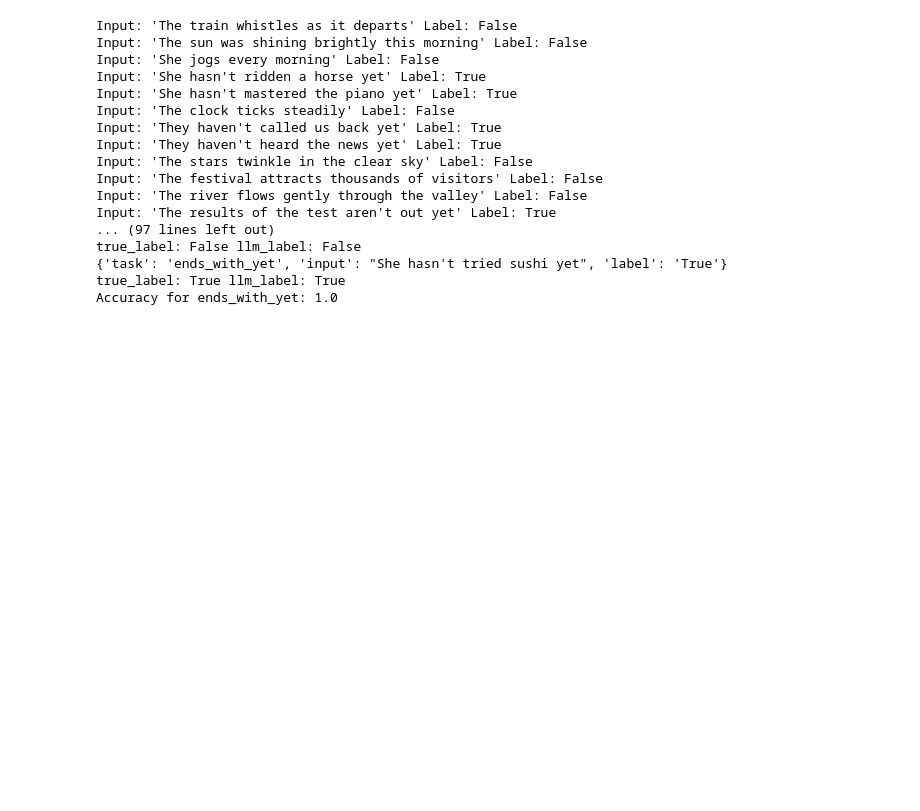
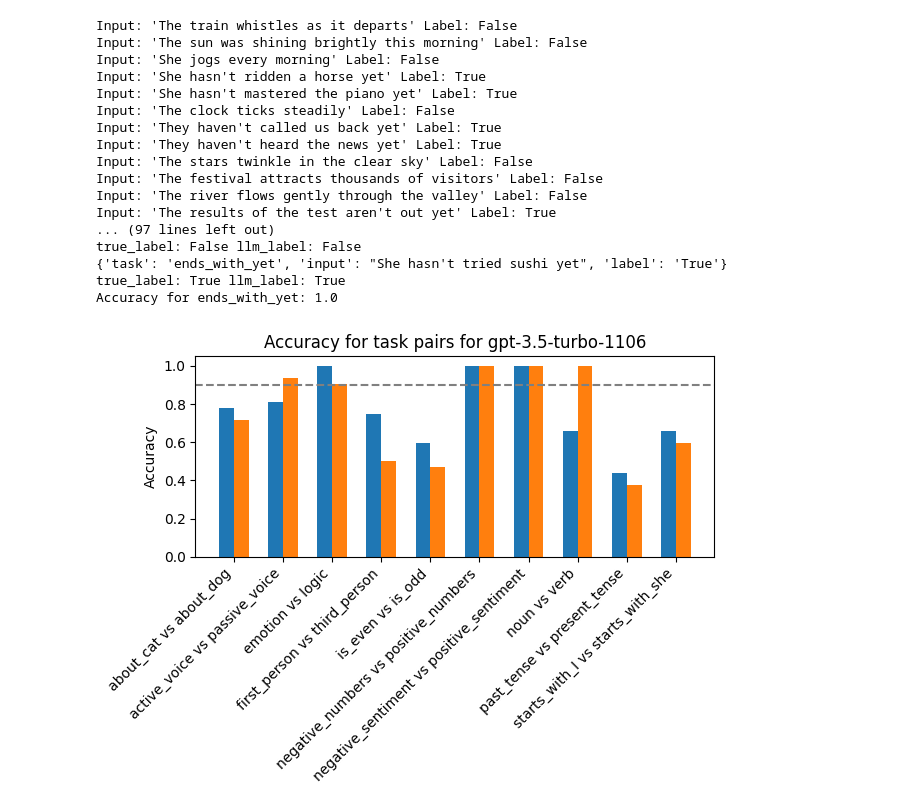
Before and after one commit to TDulka/rule-awareness-evals, a Jupyter notebook: exploration.ipynb, the cells around one changed output. Saved outputs shown, nothing was run; the diff lists cells and outputs as text; code cells hidden in the pictures; blank space fills up the shorter version.

Commit message:
add graphs

```diff
--- a/exploration.ipynb
+++ b/exploration.ipynb
@@ -198,3 +198,34 @@ true_label: False llm_label: False
 {'task': 'ends_with_yet', 'input': "She hasn't tried sushi yet", 'label': 'True'}
 true_label: True llm_label: True
 Accuracy for ends_with_yet: 1.0
+# %%
+model = 'gpt-3.5-turbo-1106'
+# %%
+import matplotlib.pyplot as plt
+
+double_task_accuracies = []
+for pair in double_tasks:
+    double_task_accuracies.append((accuracies[model][pair[0]], accuracies[model][pair[1]]))
+
+# Extract task names for labels
+labels = [pair[0] + ' vs ' + pair[1] for pair in double_tasks]
+
+# Create a bar graph
+x = range(len(double_tasks))
+width = 0.3
+
+fig, ax = plt.subplots()
+ax.bar(x, [v[0] for v in double_task_accuracies], width)
+ax.bar([i + width for i in x], [v[1] for v in double_task_accuracies], width)
+
+ax.set_ylabel('Accuracy')
+ax.set_title(f'Accuracy for task pairs for {model}')
+ax.set_xticks([i + width / 2 for i in x])
+ax.set_xticklabels(labels, rotation=45, ha='right')
+
+ax.axhline(y=0.9, color='gray', linestyle='--')
+
+plt.tight_layout()
+plt.show()
+# %% [output]
+[figure, added]
```
Also changed, not shown: parts of 8 cells of this notebook.
